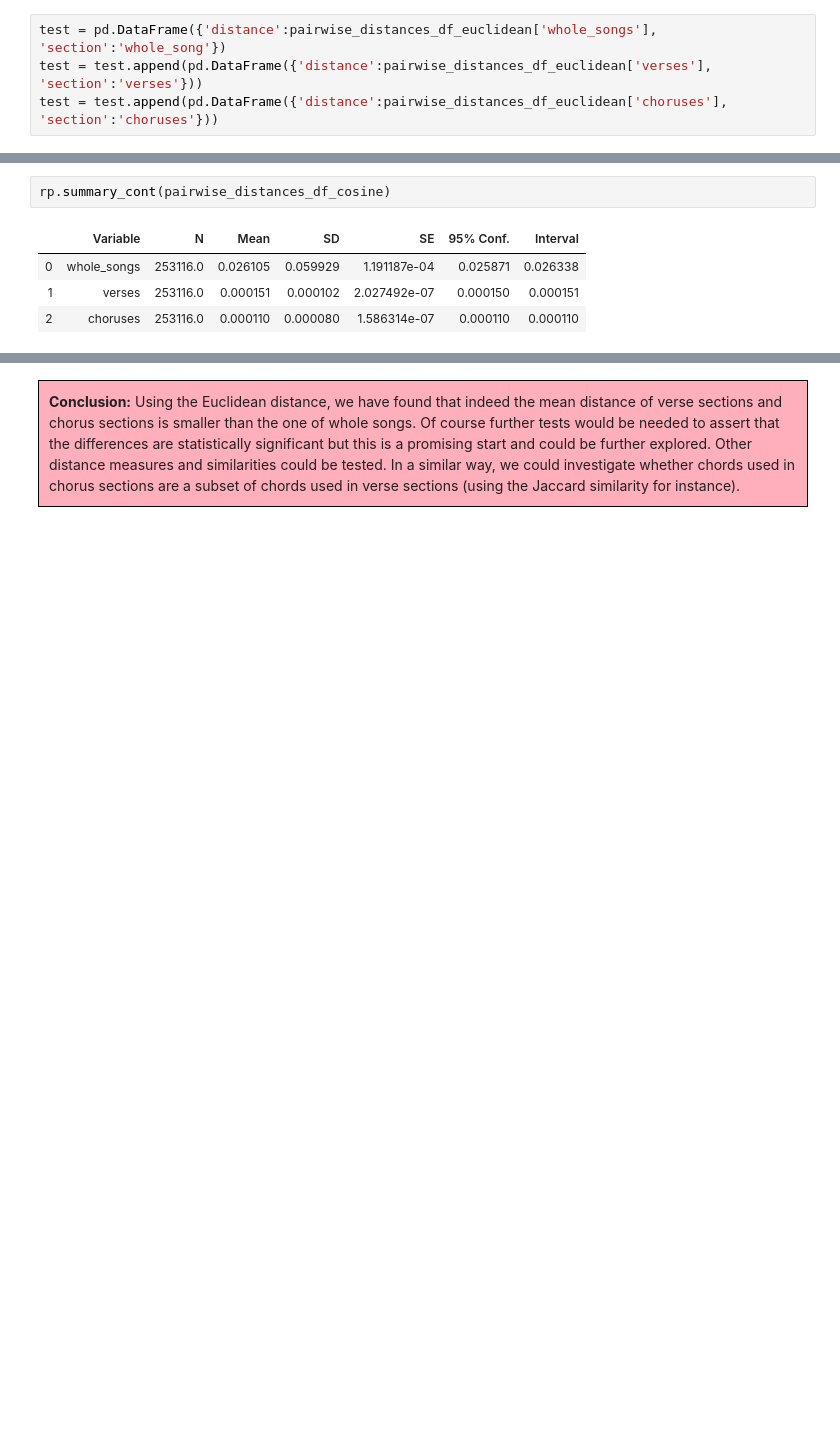
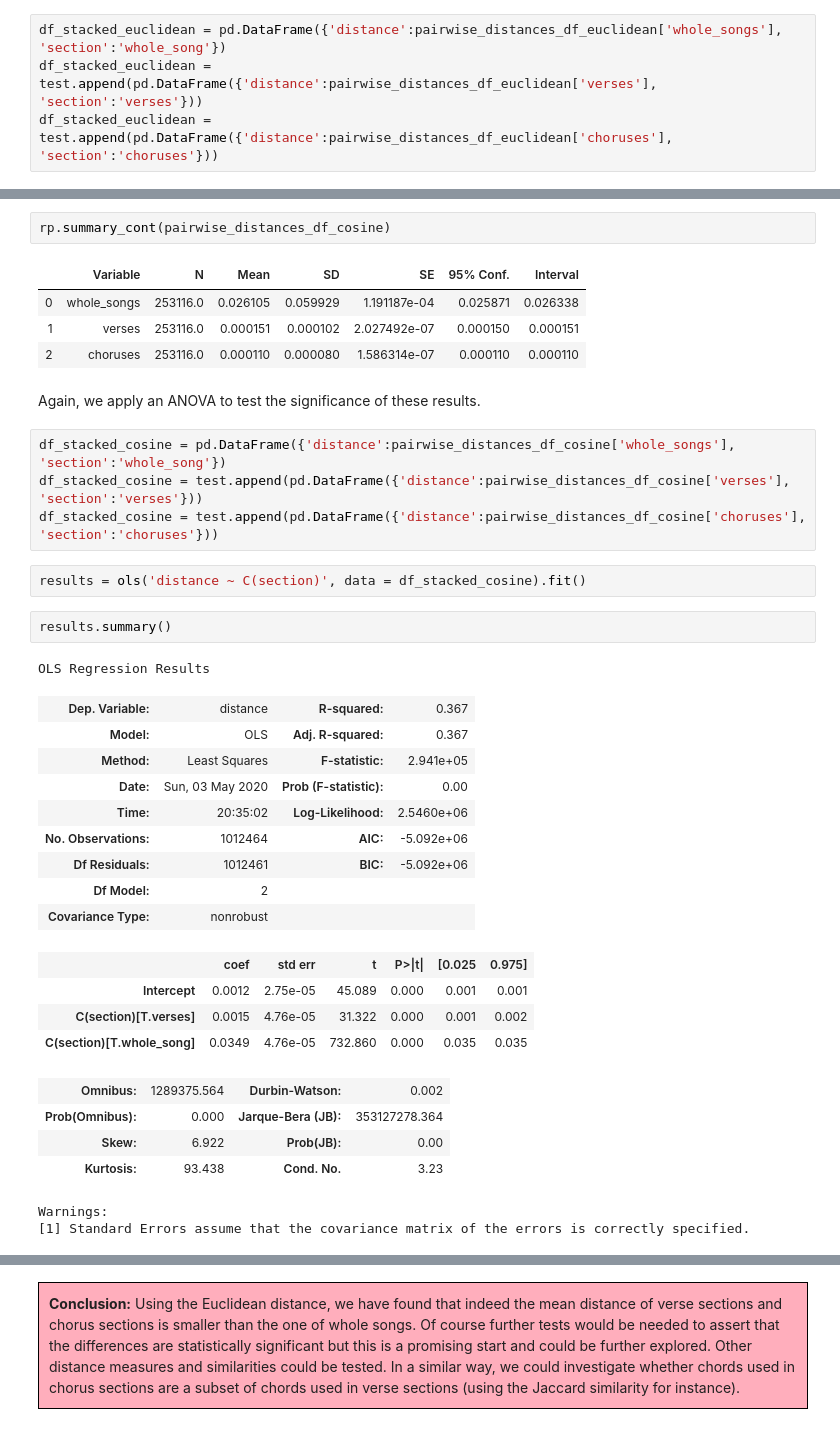
Before and after one commit to GiacomoAlliata/DigitalMusicologyProject, a Jupyter notebook: data_preprocessing.ipynb, the cells around one changed output, grey strips where cells are left out. Cells and saved outputs as stored; diff of their text form; blank space fills up the shorter version.

Commit message:
Add ANOVA test for cosine distance

```diff
--- a/data_preprocessing.ipynb
+++ b/data_preprocessing.ipynb
@@ -1277,9 +1277,9 @@ rp.summary_cont(pairwise_distances_df_euclidean)
 | 1 | verses | 253116.0 | 0.002733 | 0.001086 | 0.000002 | 0.002729 | 0.002737 |
 | 2 | choruses | 253116.0 | 0.002371 | 0.001021 | 0.000002 | 0.002367 | 0.002375 |
 # %%
-test = pd.DataFrame({'distance':pairwise_distances_df_euclidean['whole_songs'], 'section':'whole_song'})
-test = test.append(pd.DataFrame({'distance':pairwise_distances_df_euclidean['verses'], 'section':'verses'}))
-test = test.append(pd.DataFrame({'distance':pairwise_distances_df_euclidean['choruses'], 'section':'choruses'}))
+df_stacked_euclidean = pd.DataFrame({'distance':pairwise_distances_df_euclidean['whole_songs'], 'section':'whole_song'})
+df_stacked_euclidean = test.append(pd.DataFrame({'distance':pairwise_distances_df_euclidean['verses'], 'section':'verses'}))
+df_stacked_euclidean = test.append(pd.DataFrame({'distance':pairwise_distances_df_euclidean['choruses'], 'section':'choruses'}))
 # %% [markdown]
 Let's do an ANOVA to test if the differences between these groups are indeed significant. We follow the procedure explained by Corey Bryant in https://pythonfordatascience.org/anova-python/.
 # %%
@@ -1347,3 +1353,34 @@ rp.summary_cont(pairwise_distances_df_cosine)
 | 0 | whole_songs | 253116.0 | 0.026105 | 0.059929 | 1.191187e-04 | 0.025871 | 0.026338 |
 | 1 | verses | 253116.0 | 0.000151 | 0.000102 | 2.027492e-07 | 0.000150 | 0.000151 |
 | 2 | choruses | 253116.0 | 0.000110 | 0.000080 | 1.586314e-07 | 0.000110 | 0.000110 |
+# %% [markdown]
+Again, we apply an ANOVA to test the significance of these results.
+# %%
+df_stacked_cosine = pd.DataFrame({'distance':pairwise_distances_df_cosine['whole_songs'], 'section':'whole_song'})
+df_stacked_cosine = test.append(pd.DataFrame({'distance':pairwise_distances_df_cosine['verses'], 'section':'verses'}))
+df_stacked_cosine = test.append(pd.DataFrame({'distance':pairwise_distances_df_cosine['choruses'], 'section':'choruses'}))
+# %%
+results = ols('distance ~ C(section)', data = df_stacked_cosine).fit()
+# %%
+results.summary()
+# %% [output]
+OLS Regression Results
+| Dep. Variable: | distance | R-squared: | 0.367 |
+| Model: | OLS | Adj. R-squared: | 0.367 |
+| Method: | Least Squares | F-statistic: | 2.941e+05 |
+| Date: | Sun, 03 May 2020 | Prob (F-statistic): | 0.00 |
+| Time: | 20:35:02 | Log-Likelihood: | 2.5460e+06 |
+| No. Observations: | 1012464 | AIC: | -5.092e+06 |
+| Df Residuals: | 1012461 | BIC: | -5.092e+06 |
+| Df Model: | 2 |  |  |
+| Covariance Type: | nonrobust |  |  |
+|  | coef | std err | t | P>|t| | [0.025 | 0.975] |
+| Intercept | 0.0012 | 2.75e-05 | 45.089 | 0.000 | 0.001 | 0.001 |
+| C(section)[T.verses] | 0.0015 | 4.76e-05 | 31.322 | 0.000 | 0.001 | 0.002 |
+| C(section)[T.whole_song] | 0.0349 | 4.76e-05 | 732.860 | 0.000 | 0.035 | 0.035 |
+| Omnibus: | 1289375.564 | Durbin-Watson: | 0.002 |
+| Prob(Omnibus): | 0.000 | Jarque-Bera (JB): | 353127278.364 |
+| Skew: | 6.922 | Prob(JB): | 0.00 |
+| Kurtosis: | 93.438 | Cond. No. | 3.23 |
+Warnings:
+[1] Standard Errors assume that the covariance matrix of the errors is correctly specified.
```
Also changed, not shown: parts of 13 cells of this notebook.
